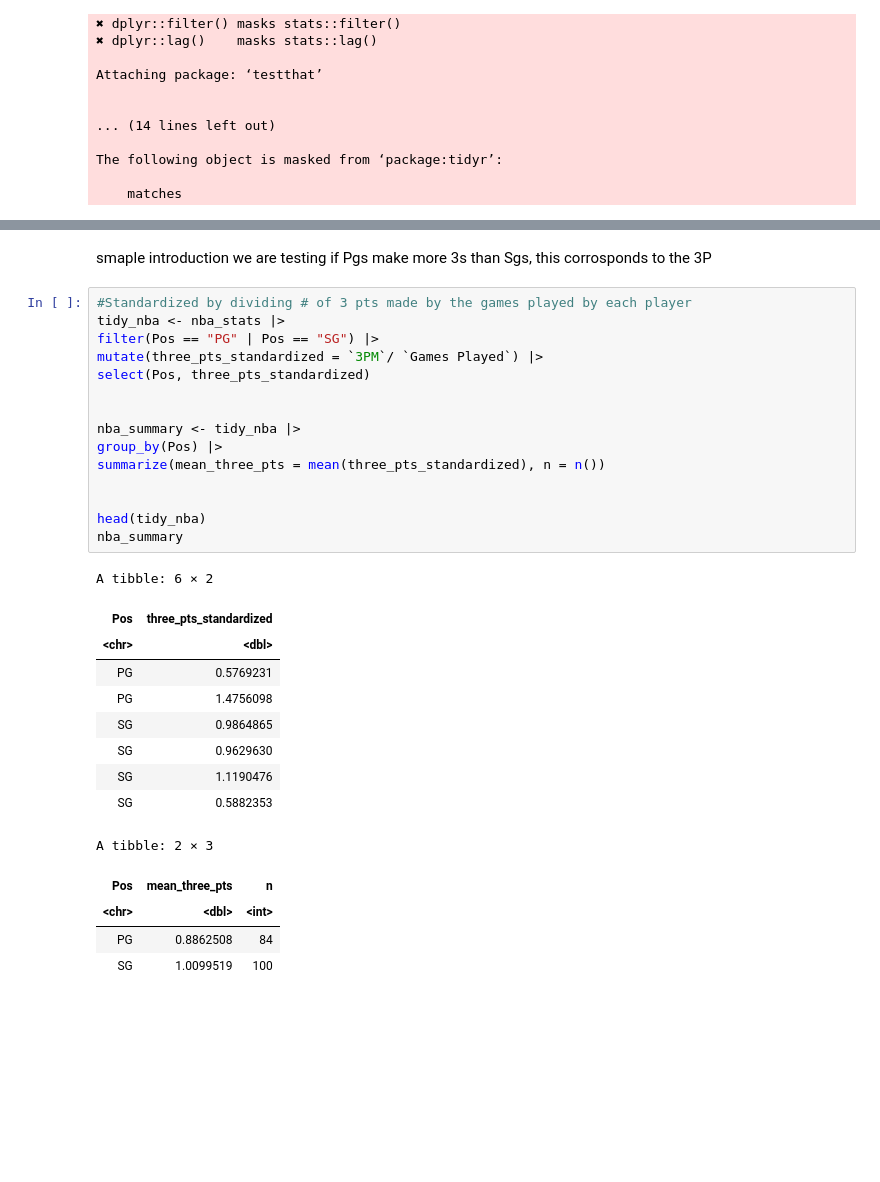
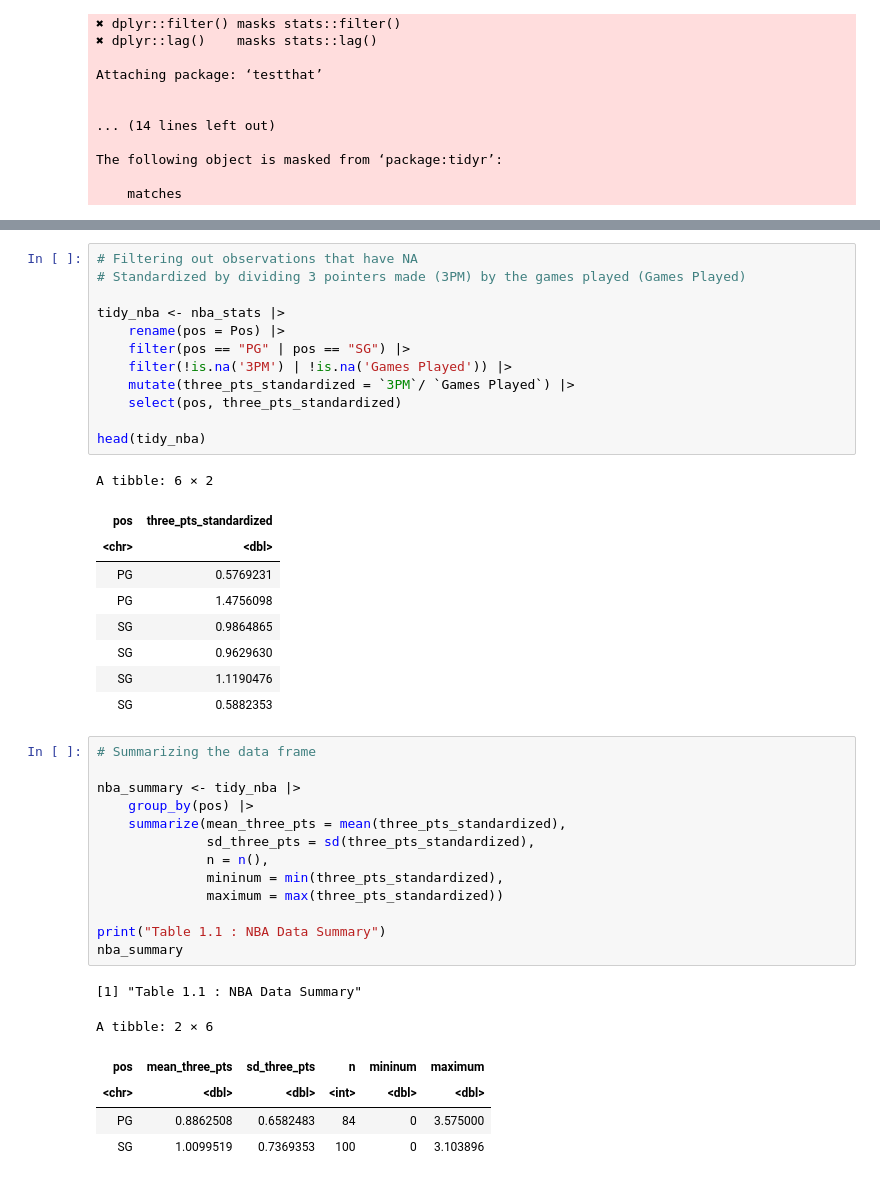
Before and after one commit to Ne1sonLi/NBA-Player-Stats-Statisitcal-Inference, a Jupyter notebook: Stat201_G35_Project.ipynb, the cells around one changed output, grey strips where cells are left out. Cells and saved outputs as stored; diff of their text form; blank space fills up the shorter version.

```diff
--- a/Stat201_G35_Project.ipynb
+++ b/Stat201_G35_Project.ipynb
@@ -52,26 +62,21 @@ A tibble: 6 × 34
 | Adreian Payne | 32 | 740 | 213 | 91 | 220 | 41.4 | 1 | 9 | 11.1 | ⋯ | ... |
 | Al Horford | 76 | 2318 | 1156 | 519 | 965 | 53.8 | 11 | 36 | 30.6 | ⋯ | ... |
 | Al Jefferson | 65 | 1992 | 1082 | 486 | 1010 | 48.1 | 2 | 5 | 40.0 | ⋯ | ... |
-# %% [markdown]
-smaple introduction we are testing if Pgs make more 3s than Sgs, this corrosponds to the 3P
 # %%
-#Standardized by dividing # of 3 pts made by the games played by each player
+# Filtering out observations that have NA
+# Standardized by dividing 3 pointers made (3PM) by the games played (Games Played)
+
 tidy_nba <- nba_stats |>
-filter(Pos == "PG" | Pos == "SG") |>
-mutate(three_pts_standardized = `3PM`/ `Games Played`) |>
-select(Pos, three_pts_standardized)
-
-
-nba_summary <- tidy_nba |>
-group_by(Pos) |>
-summarize(mean_three_pts = mean(three_pts_standardized), n = n())
-
+    rename(pos = Pos) |>
+    filter(pos == "PG" | pos == "SG") |>
+    filter(!is.na('3PM') | !is.na('Games Played')) |>
+    mutate(three_pts_standardized = `3PM`/ `Games Played`) |>
+    select(pos, three_pts_standardized)
 
 head(tidy_nba)
-nba_summary
 # %% [output]
 A tibble: 6 × 2
-| Pos | three_pts_standardized |
+| pos | three_pts_standardized |
 | <chr> | <dbl> |
 | PG | 0.5769231 |
 | PG | 1.4756098 |
@@ -79,9 +84,24 @@ A tibble: 6 × 2
 | SG | 0.9629630 |
 | SG | 1.1190476 |
 | SG | 0.5882353 |
-A tibble: 2 × 3
-| Pos | mean_three_pts | n |
-| <chr> | <dbl> | <int> |
-| PG | 0.8862508 | 84 |
-| SG | 1.0099519 | 100 |
+# %%
+# Summarizing the data frame
+
+nba_summary <- tidy_nba |>
+    group_by(pos) |>
+    summarize(mean_three_pts = mean(three_pts_standardized),
+              sd_three_pts = sd(three_pts_standardized),
+              n = n(),
+              mininum = min(three_pts_standardized),
+              maximum = max(three_pts_standardized))
+
+print("Table 1.1 : NBA Data Summary")
+nba_summary
+# %% [output]
+[1] "Table 1.1 : NBA Data Summary"
+A tibble: 2 × 6
+| pos | mean_three_pts | sd_three_pts | n | mininum | maximum |
+| <chr> | <dbl> | <dbl> | <int> | <dbl> | <dbl> |
+| PG | 0.8862508 | 0.6582483 | 84 | 0 | 3.575000 |
+| SG | 1.0099519 | 0.7369353 | 100 | 0 | 3.103896 |
 # %%
```
Also changed, not shown: parts of 7 cells of this notebook.
